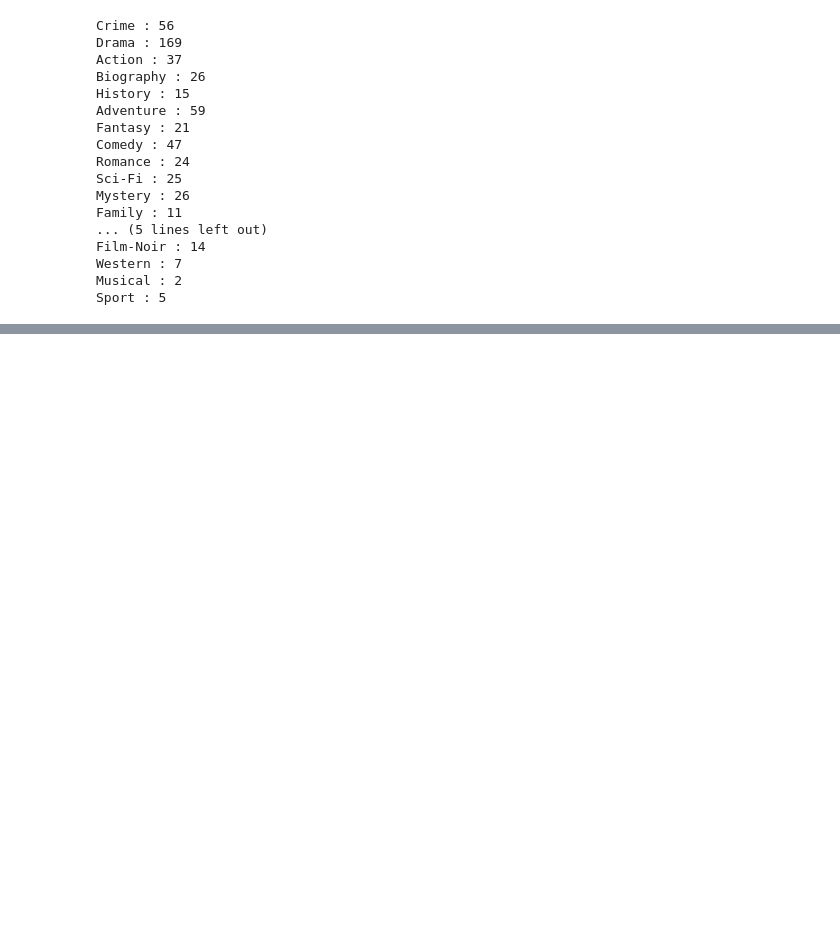
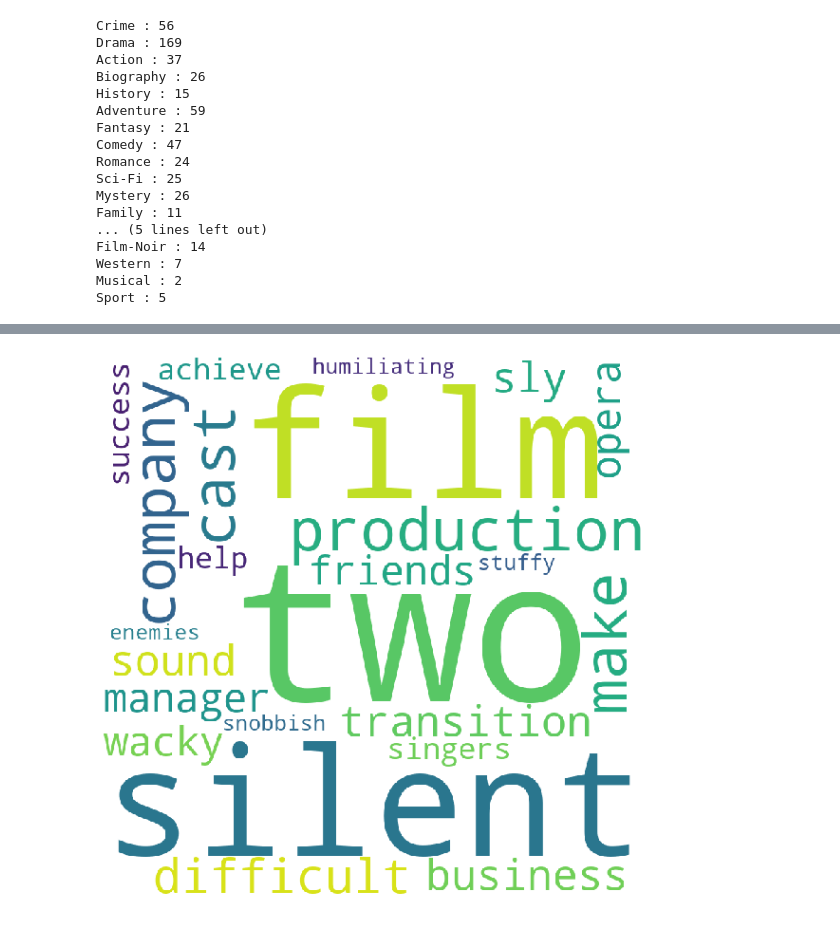
Before and after one commit to katromanyuk/cs4300sp2020-ab2252-blv9-kr485-pmn28-sa2229, a Jupyter notebook: app/irsystem/project.ipynb, the cells around one changed output, grey strips where cells are left out. Cells and saved outputs as stored; diff of their text form; code cells hidden in the pictures; blank space fills up the shorter version.

```diff
--- a/app/irsystem/project.ipynb
+++ b/app/irsystem/project.ipynb
@@ -127,3 +135,15 @@ Film-Noir : 14
 Western : 7
 Musical : 2
 Sport : 5
+# %%
+genres = {}
+for i in range(len(data)):
+    p = data['Plot'][i]
+    s = data['Genre'][i]
+    s = s.replace(',','')
+    for g in s.split():
+        if g in genres:
+            genres[g] = genres[g] + ' ' + p
+        else:
+            genres[g] = p
+#print(genres)
@@ -129,0 +204,20 @@ Sport : 5
+# %%
+sport = genres['Sport']
+music = genres['Musical']
+# %%
+#stop = set(stopwords.words('english'))
+
+wordcloud = WordCloud(width = 800, height = 800,
+                background_color ='white',
+                stopwords = stopwords,
+                min_font_size = 10).generate(music)
+
+# plot the WordCloud image
+plt.figure(figsize = (8, 8), facecolor = None)
+plt.imshow(wordcloud)
+plt.axis("off")
+plt.tight_layout(pad = 0)
+
+plt.show()
+# %% [output]
+[figure, added]
```
Also changed, not shown: parts of 11 cells of this notebook, 3 other files.
